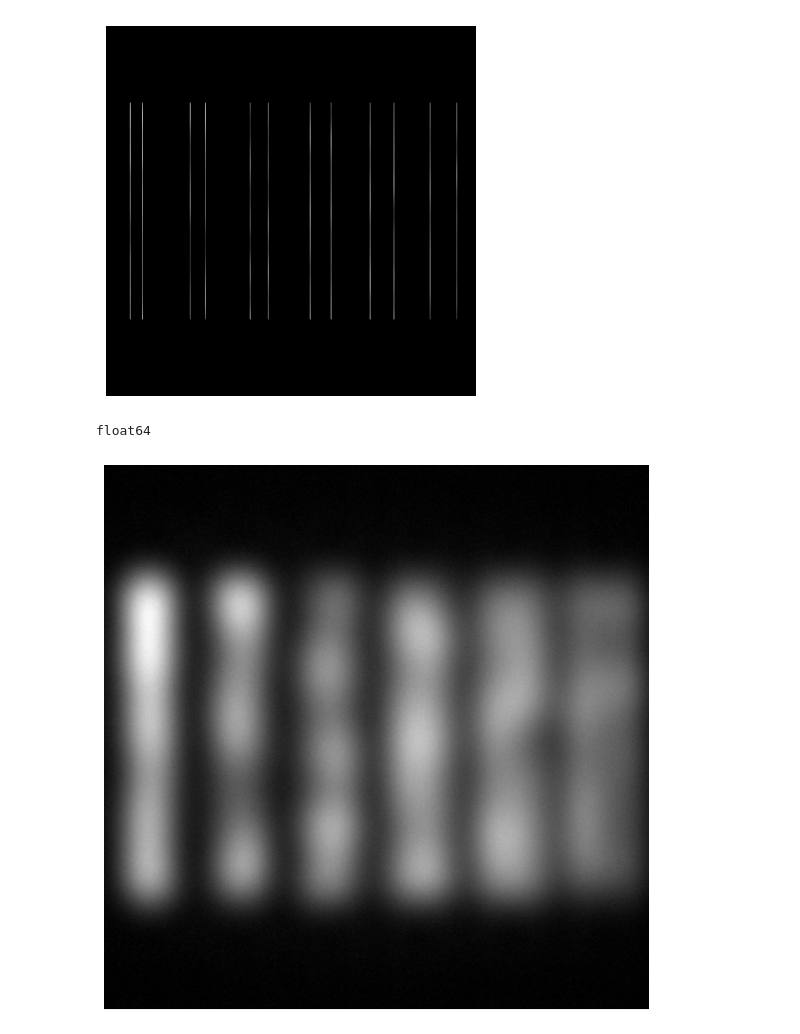
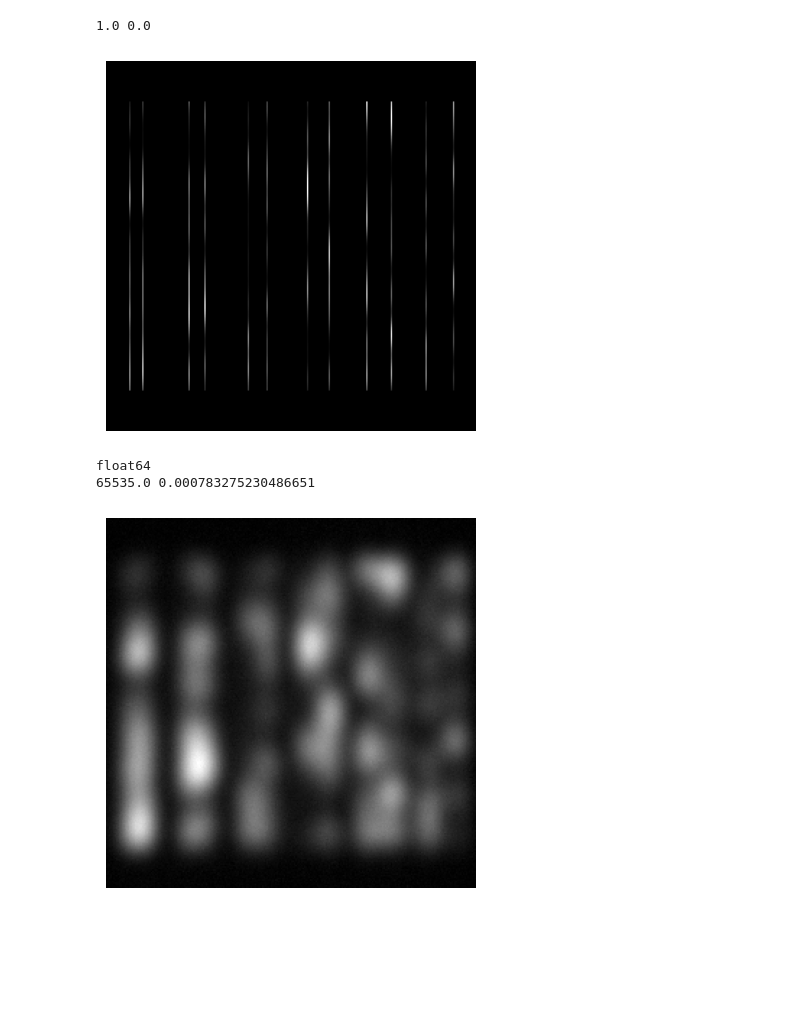
Before and after one commit to banksycjt/non_linear_RIM, a Jupyter notebook: line_pair/line_pair_generator.ipynb, the cells around one changed output. Drawn from its saved outputs; the diff is of its cells as text; code cells hidden in the pictures; blank space fills up the shorter version.

```diff
--- a/line_pair/line_pair_generator.ipynb
+++ b/line_pair/line_pair_generator.ipynb
@@ -41,7 +43,7 @@ line_pairs_spacing = [80, 100, 120, 140, 160, 180] # nm
 line_pairs_spacing = np.array(line_pairs_spacing)
 line_pairs_spacing_by_pixel = line_pairs_spacing * MA / camara_pixel_size    # in pixel size
 # %%
-def generate_line_pairs(camara_pixels_number, line_spacing_by_pixel = 20, line_width = 1, line_length = 300, line_pairs_number = 1):
+def generate_line_pairs(camara_pixels_number, line_spacing_by_pixel = 20, line_width = 1, line_length = 200, line_pairs_number = 1):
 
     # 创建一个的黑色图像
     image_array = np.zeros((camara_pixels_number, camara_pixels_number//line_pairs_number))
@@ -122,16 +127,17 @@ float64
 # %%
 speckle_image = np.zeros((camara_pixels_number, camara_pixels_number))
 speckle_images = np.zeros((collect_number, camara_pixels_number, camara_pixels_number))
-num_speckles = 1000 # 每张图像中的散斑数量
+num_speckles = 200 # 每张图像中的散斑数量
 
 for i in range(collect_number):
     indices = np.random.choice(camara_pixels_number * camara_pixels_number, num_speckles, replace=False)
     speckle_image[np.unravel_index(indices, (camara_pixels_number, camara_pixels_number))] = 1
     speckle_images[i, :, :] = speckle_image.copy()
     speckle_image.fill(0)  # 清空图像以便下次使用
+
 # 显示随机散斑图片
-#plt.figure(figsize=(18, 9))
-plt.imshow(speckle_images[400, :, :], cmap='gray')
+# imwrite(f'speckle_image_num={num_speckles}.tiff',(speckle_images[collect_number//2, :, :] * 255).astype(np.uint8))
+plt.imshow(speckle_images[collect_number//2, :, :], cmap='gray')
 plt.title("speckle image")
 plt.axis('off')  # 不显示坐标轴
 plt.show()
@@ -140,20 +147,19 @@ plt.show()
 # %%
 # 对散斑图片进行卷积
 convolved_speckle_images = np.zeros((collect_number, camara_pixels_number, camara_pixels_number))
+
 for i in range(collect_number):
     convolved_speckle_image = fftconvolve(speckle_images[i, :, :], excitation_psf, mode='same')
-    convolved_speckle_images[i, :, :] = convolved_speckle_image.copy()
-    convolved_speckle_image.fill(0)  # 清空图像以便下次使用
-#convolved_speckle_image = fft2(fftshift(speckle_image)) * fft2(fftshift(excitation_psf))
-#convolved_speckle_image = ifftshift(ifft2(convolved_speckle_image).real)
+    convolved_speckle_image /= convolved_speckle_image.max()  # 归一化
+    convolved_speckle_images[i, :, :] = convolved_speckle_image.copy() # 归一化
+
+print(convolved_speckle_images.max(), convolved_speckle_images.min())
+imwrite(f'convolved_speckle_images_num={num_speckles}.tiff',
+        (convolved_speckle_images[collect_number//2, :, :] * 255).astype(np.uint8))
 
 # 显示卷积后的图像
 #plt.figure(figsize=(18, 9))
-plt.imshow(convolved_speckle_images[400, :, :], cmap='gray')
+plt.imshow(convolved_speckle_images[collect_number//2, :, :], cmap='gray')
 plt.axis('off')  # 不显示坐标轴
 plt.show()
-
-# 存储为8位灰度图像tiff格式
-# image = Image.fromarray(convolved_speckle_image)
-# image.save('speckle_convolve.tif')
 # %% [output]
@@ -163,8 +170,12 @@ illuminate_images = np.zeros((collect_number, camara_pixels_number, camara_pixel
 for i in range(collect_number):
     illuminate_images[i, :, :] = convolved_speckle_images[i, :, :] * ground_truth
 
+print(illuminate_images.max(), illuminate_images.min())
+
+imwrite(f'illuminate_images.tiff', (illuminate_images[collect_number//2, :, :] * 255).astype(np.uint8))
+
 # 展示结果图像
-plt.imshow(illuminate_images[400, :, :], cmap='gray')
+plt.imshow(illuminate_images[collect_number//2, :, :], cmap='gray')
 plt.axis('off')  # 不显示坐标轴
 plt.show()
 
@@ -172,29 +183,31 @@ plt.show()
 # image = Image.fromarray(np.uint8(illuminate_images[400, :, :]*255))
 # image.save('sample_illu.tif')
 # %% [output]
+1.0 0.0
-[figure, old version]
+[figure, new version]
 # %%
 
 collected_images = np.zeros((collect_number, camara_pixels_number, camara_pixels_number))
 for i in range(collect_number):
     collected_images[i, :, :] = fftconvolve(illuminate_images[i, :, :], emission_psf, mode='same')
     collected_images[i, :, :] = abs(np.random.normal(collected_images[i, :, :], 0.01*collected_images[i, :, :].max()))
-    collected_images[i, :, :] = collected_images[i, :, :]/np.max(collected_images[i, :, :]) * (2**30-1)
-    collected_images[i, :, :] = np.clip(collected_images[i, :, :], 0, 1e10)  # 限制数据范围
-    collected_images[i, :, :] = np.random.poisson(collected_images[i, :, :])
+    collected_images[i, :, :] = collected_images[i, :, :]/np.max(collected_images[i, :, :]) * (2**16-1)
+    #collected_images[i, :, :] = np.clip(collected_images[i, :, :], 0, 1e10)  # 限制数据范围
+    #collected_images[i, :, :] = np.random.poisson(collected_images[i, :, :])
 
 print(collected_images.dtype)
+print(collected_images.max(), collected_images.min())
 
-# collected_image = fft2(fftshift(illuminate_image)) * fft2(fftshift(emission_psf))
-# collected_image = ifftshift(ifft2(collected_image).real)
-imwrite('collected_images.tiff', collected_images.astype(np.uint32))
+tiff.imwrite(
+    f'collected_images{camara_pixels_number}_{collect_number}frame_{emission_wavelength}{excitation_wavelength}nm.tiff',
+    collected_images.astype(np.uint16))
 # 显示卷积后的图像
-plt.figure(figsize=(18, 9))
-plt.imshow(collected_images[400, :, :], cmap='gray')
+plt.imshow(collected_images[collect_number//2, :, :], cmap='gray')
 plt.axis('off')  # 不显示坐标轴
 plt.show()
 # %% [output]
 float64
+65535.0 0.000783275230486651
-[figure, old version]
+[figure, new version]
 # %%
 average_image = np.mean(collected_images, axis=0)
```
Also changed, not shown: parts of 9 cells of this notebook, 4 other files.
